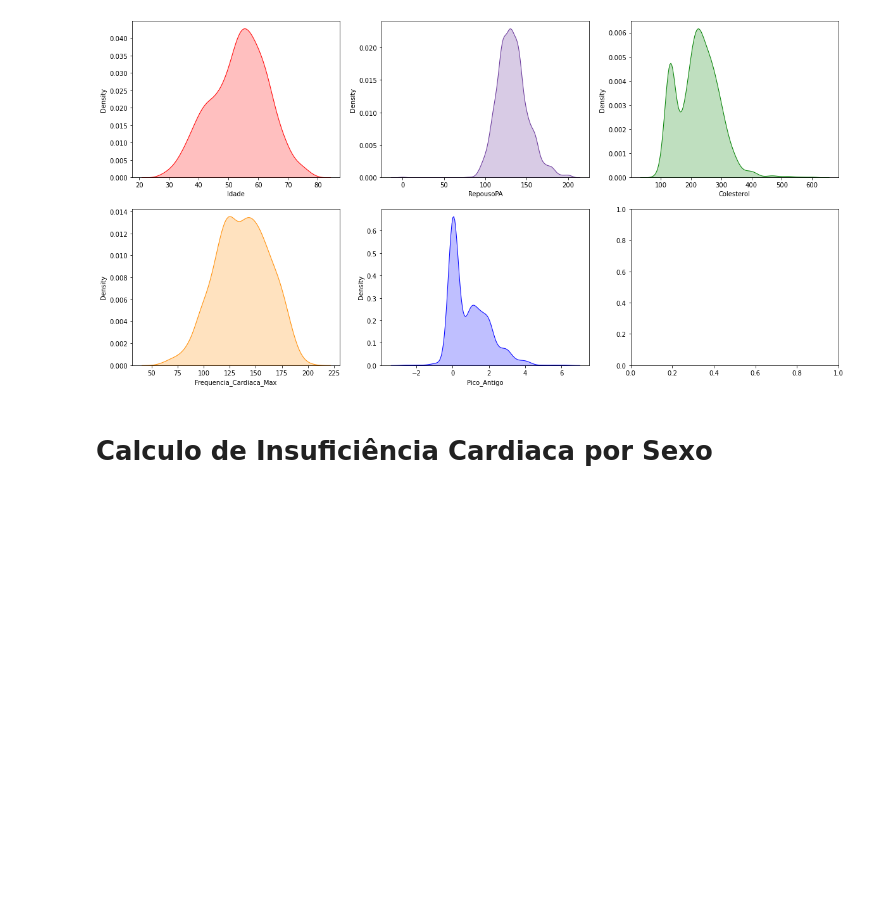
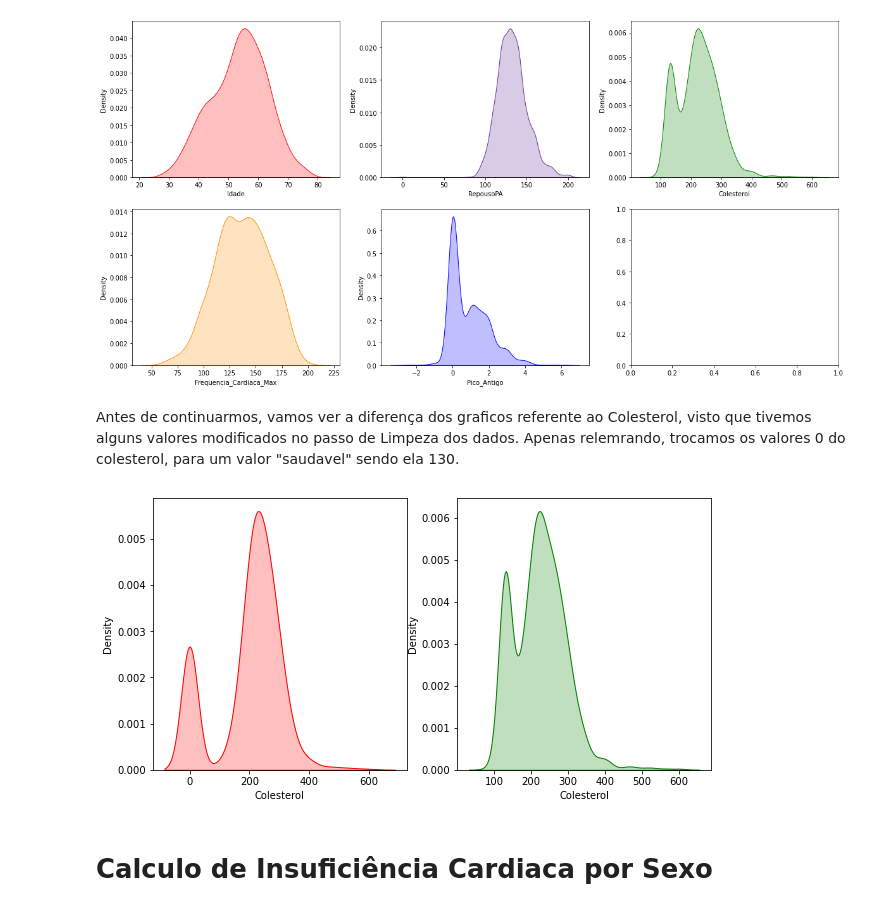
Before and after one commit to patrickpiccini/heart-failure-prediction, a Jupyter notebook: heart_failure_prediction.ipynb, the cells around one changed output. Saved outputs shown, nothing was run; the diff lists cells and outputs as text; code cells hidden in the pictures; blank space fills up the shorter version.

Commit message:
descrição de alguns graficos

```diff
--- a/heart_failure_prediction.ipynb
+++ b/heart_failure_prediction.ipynb
@@ -218,6 +218,16 @@ sns.kdeplot(heart_df['Pico_Antigo'], ax = axes[1, 1], shade=True, color='blue')
 plt.show()
 # %% [output]
 [figure]
+# %% [markdown]
+Antes de continuarmos, vamos ver a diferença dos graficos referente ao Colesterol, visto que tivemos alguns valores modificados no passo de Limpeza dos dados.
+Apenas relemrando, trocamos os valores 0 do colesterol, para um valor "saudavel" sendo ela 130.
+# %%
+fig, axes = plt.subplots(1, 2, figsize=(10, 5))
+sns.kdeplot(colesterol_0, ax = axes[0], shade=True, color='r')
+sns.kdeplot(colesterol_no_0, ax = axes[1], shade=True, color='g')
+plt.show()
+# %% [output]
+[figure, added]
 # %% [markdown]
 # Calculo de Insuficiência Cardiaca por Sexo
 # %%
```
Also changed, not shown: parts of 8 cells of this notebook.
